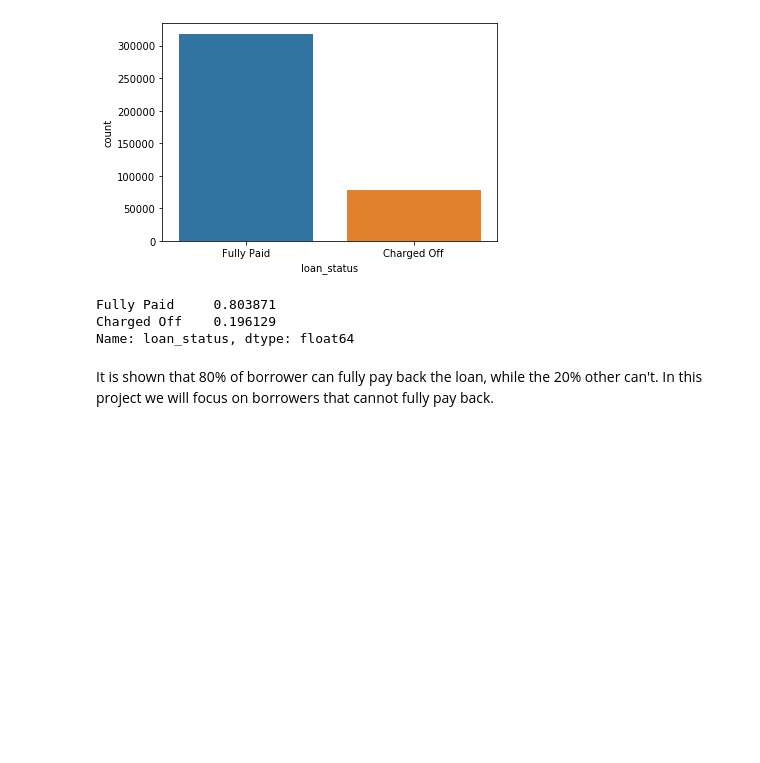
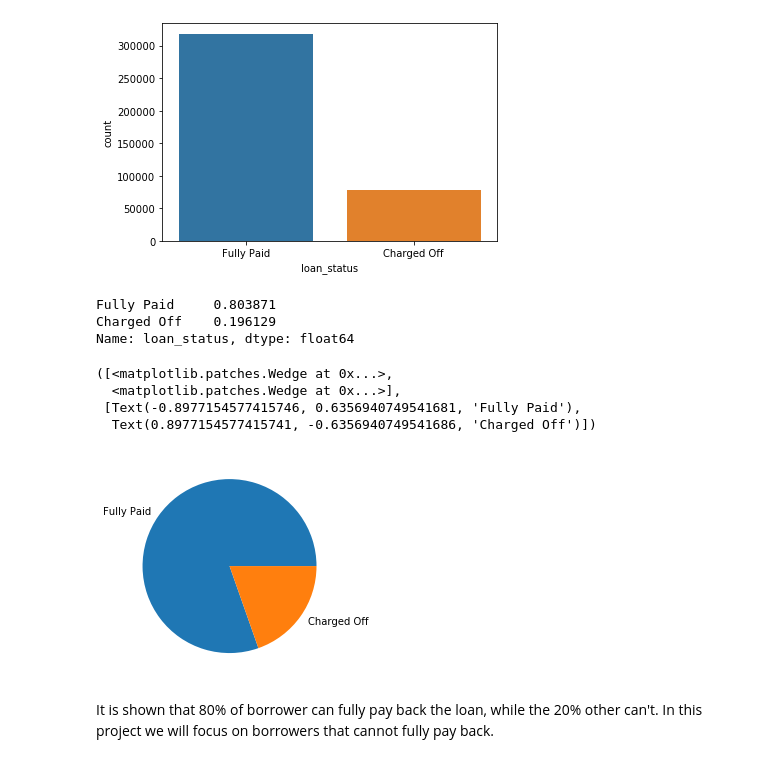
Before and after one commit to dwikifd/FinalProject, a Jupyter notebook: Final Project Dwiki - Lending Club.ipynb, the cells around one changed output. Cells and saved outputs as stored; diff of their text form; code cells hidden in the pictures; blank space fills up the shorter version.

```diff
--- a/Final Project Dwiki - Lending Club.ipynb
+++ b/Final Project Dwiki - Lending Club.ipynb
@@ -95,6 +171,14 @@ df['loan_status'].value_counts(normalize=True)
 Fully Paid     0.803871
 Charged Off    0.196129
 Name: loan_status, dtype: float64
+# %%
+plt.pie(x=df['loan_status'].value_counts(normalize=True).values, labels=df['loan_status'].value_counts(normalize=True).index)
+# %% [output]
+([<matplotlib.patches.Wedge at 0x...>,
+  <matplotlib.patches.Wedge at 0x...>],
+ [Text(-0.8977154577415746, 0.6356940749541681, 'Fully Paid'),
+  Text(0.8977154577415741, -0.6356940749541686, 'Charged Off')])
+[figure, added]
 # %% [markdown]
 It is shown that 80% of borrower can fully pay back the loan, while the 20% other can't. In this project we will focus on borrowers that cannot fully pay back.
 # %% [markdown]
```
Also changed, not shown: parts of 47 cells of this notebook.
